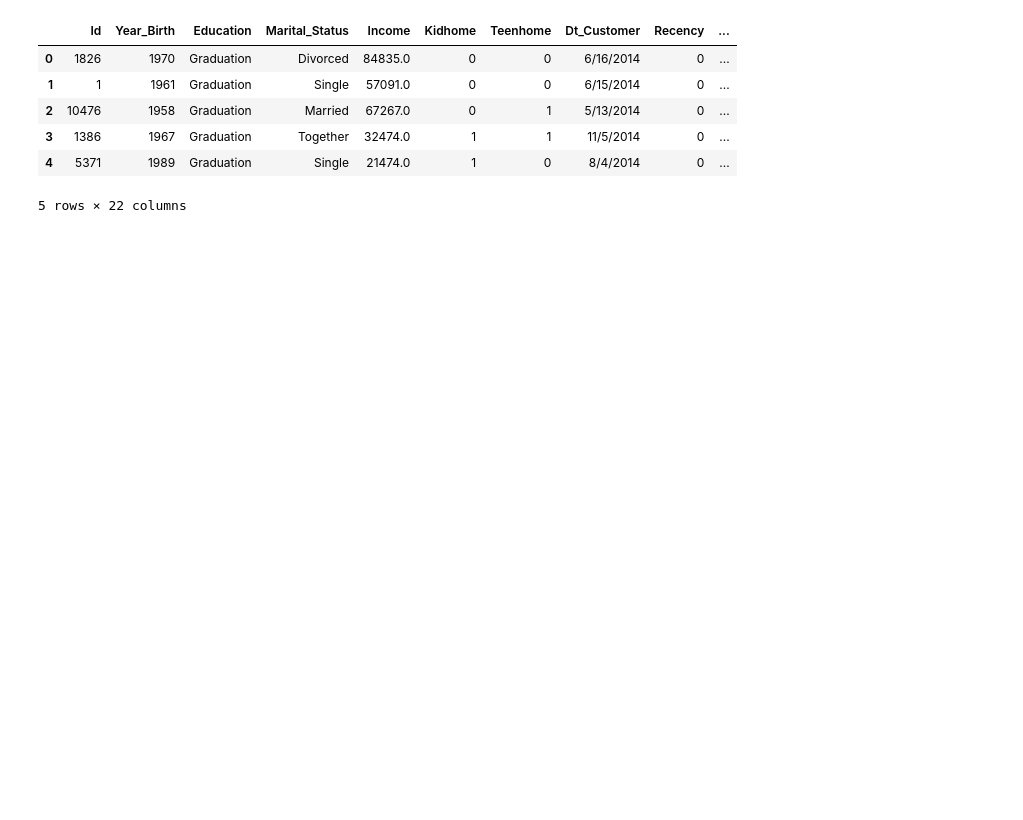
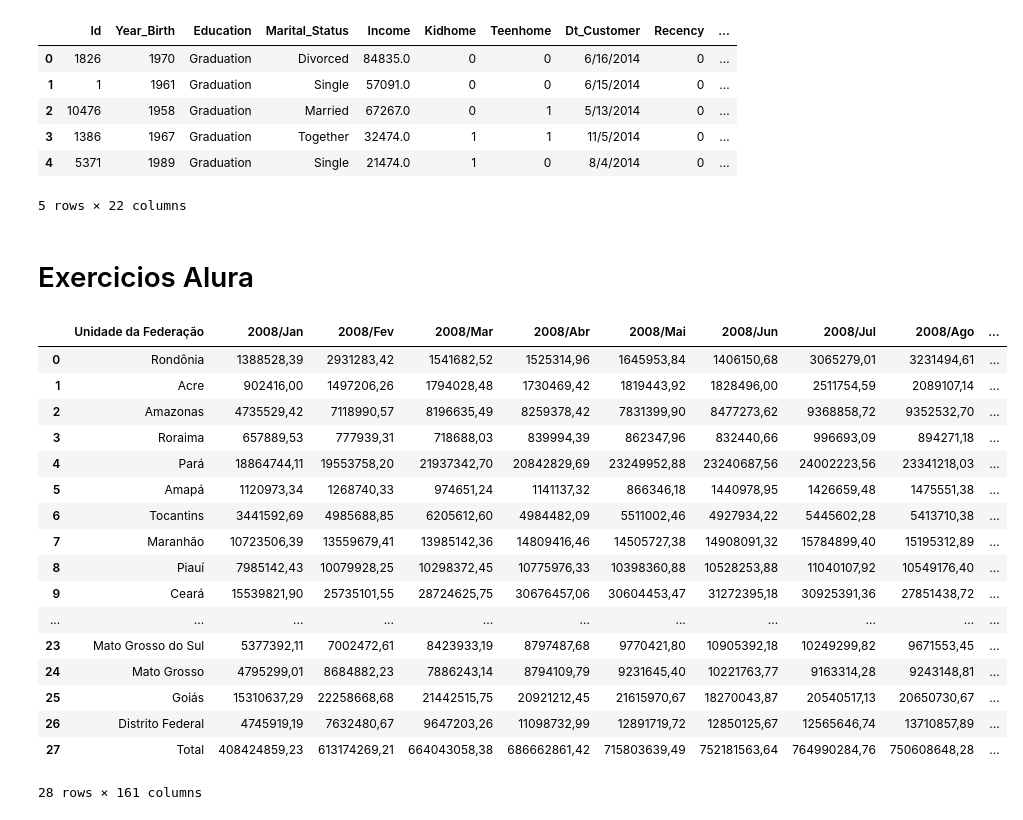
Before and after one commit to rickarin/Alura-Pandas-I-O, a Jupyter notebook: Alura_Pandas_I_O.ipynb, the cells around one changed output. Saved outputs shown, nothing was run; the diff lists cells and outputs as text; code cells hidden in the pictures; blank space fills up the shorter version.

```diff
--- a/Alura_Pandas_I_O.ipynb
+++ b/Alura_Pandas_I_O.ipynb
@@ -21,3 +23,32 @@ clientes_supermercado.head()
 # %%
 # Salvando arquivos em csv
 clientes_supermercado.to_csv('clientes_supermercado.csv', index=False)
+# %% [markdown]
+# Exercicios Alura
+# %%
+import pandas as pd
+
+#  Gastos hospitalares públicos de cada uma das Unidades da Federação brasileira no período de janeiro de 2008 a março de 2021.
+url = 'https://raw.githubusercontent.com/alura-cursos/Pandas/main/dados_sus.csv'
+
+dados_hospitalares = pd.read_csv(url, encoding='ISO-8859-1', sep=';', engine='python', skiprows=3, skipfooter=9)
+dados_hospitalares
+# %% [output]
+|  | Unidade da Federação | 2008/Jan | 2008/Fev | 2008/Mar | 2008/Abr | 2008/Mai | 2008/Jun | 2008/Jul | 2008/Ago | ... |
+| 0 | Rondônia | 1388528,39 | 2931283,42 | 1541682,52 | 1525314,96 | 1645953,84 | 1406150,68 | 3065279,01 | 3231494,61 | ... |
+| 1 | Acre | 902416,00 | 1497206,26 | 1794028,48 | 1730469,42 | 1819443,92 | 1828496,00 | 2511754,59 | 2089107,14 | ... |
+| 2 | Amazonas | 4735529,42 | 7118990,57 | 8196635,49 | 8259378,42 | 7831399,90 | 8477273,62 | 9368858,72 | 9352532,70 | ... |
+| 3 | Roraima | 657889,53 | 777939,31 | 718688,03 | 839994,39 | 862347,96 | 832440,66 | 996693,09 | 894271,18 | ... |
+| 4 | Pará | 18864744,11 | 19553758,20 | 21937342,70 | 20842829,69 | 23249952,88 | 23240687,56 | 24002223,56 | 23341218,03 | ... |
+| 5 | Amapá | 1120973,34 | 1268740,33 | 974651,24 | 1141137,32 | 866346,18 | 1440978,95 | 1426659,48 | 1475551,38 | ... |
+| 6 | Tocantins | 3441592,69 | 4985688,85 | 6205612,60 | 4984482,09 | 5511002,46 | 4927934,22 | 5445602,28 | 5413710,38 | ... |
+| 7 | Maranhão | 10723506,39 | 13559679,41 | 13985142,36 | 14809416,46 | 14505727,38 | 14908091,32 | 15784899,40 | 15195312,89 | ... |
+| 8 | Piauí | 7985142,43 | 10079928,25 | 10298372,45 | 10775976,33 | 10398360,88 | 10528253,88 | 11040107,92 | 10549176,40 | ... |
+| 9 | Ceará | 15539821,90 | 25735101,55 | 28724625,75 | 30676457,06 | 30604453,47 | 31272395,18 | 30925391,36 | 27851438,72 | ... |
+| ... | ... | ... | ... | ... | ... | ... | ... | ... | ... | ... |
+| 23 | Mato Grosso do Sul | 5377392,11 | 7002472,61 | 8423933,19 | 8797487,68 | 9770421,80 | 10905392,18 | 10249299,82 | 9671553,45 | ... |
+| 24 | Mato Grosso | 4795299,01 | 8684882,23 | 7886243,14 | 8794109,79 | 9231645,40 | 10221763,77 | 9163314,28 | 9243148,81 | ... |
+| 25 | Goiás | 15310637,29 | 22258668,68 | 21442515,75 | 20921212,45 | 21615970,67 | 18270043,87 | 20540517,13 | 20650730,67 | ... |
+| 26 | Distrito Federal | 4745919,19 | 7632480,67 | 9647203,26 | 11098732,99 | 12891719,72 | 12850125,67 | 12565646,74 | 13710857,89 | ... |
+| 27 | Total | 408424859,23 | 613174269,21 | 664043058,38 | 686662861,42 | 715803639,49 | 752181563,64 | 764990284,76 | 750608648,28 | ... |
+28 rows × 161 columns
```
Also changed, not shown: parts of 1 cell of this notebook.
